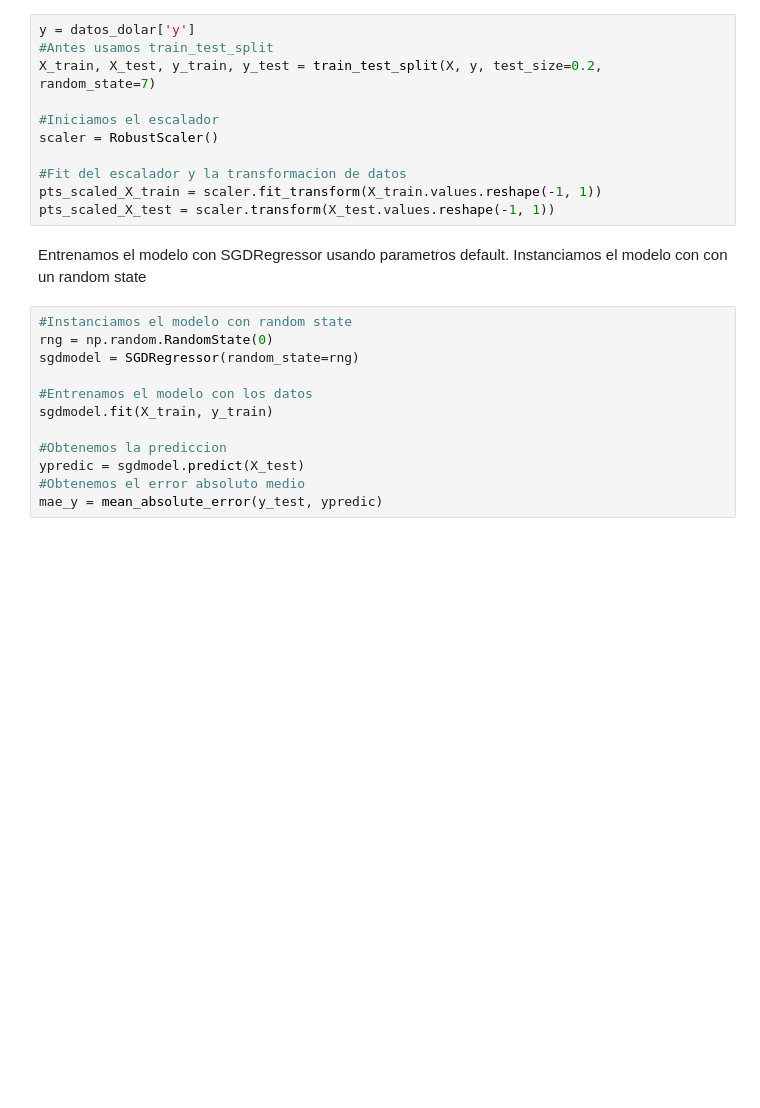
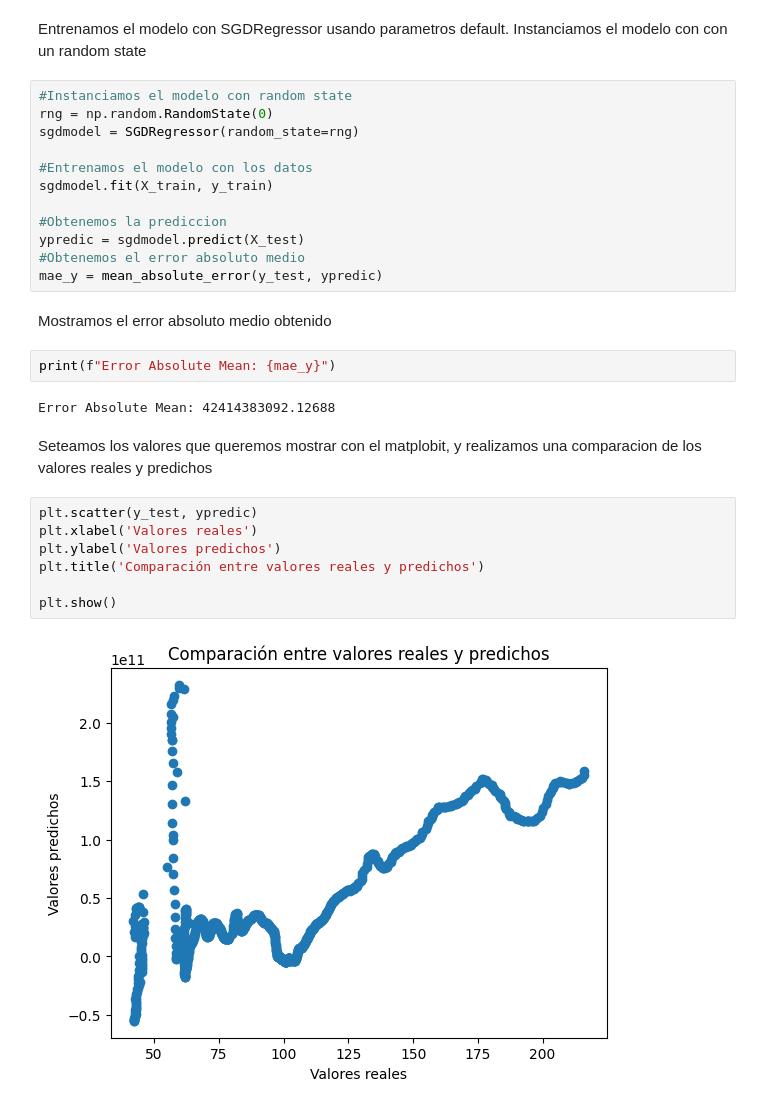
Before and after one commit to AgustinArquipa/Machinh-Learning, a Jupyter notebook: Trabajo_Final/TPFinal_Arquipa_Romero.ipynb, the cells around one changed output. Drawn from its saved outputs; the diff is of its cells as text; blank space fills up the shorter version.

```diff
--- a/Trabajo_Final/TPFinal_Arquipa_Romero.ipynb
+++ b/Trabajo_Final/TPFinal_Arquipa_Romero.ipynb
@@ -114,14 +112,3 @@ Iniciamos el escalador y ajustamos los datos y los transformamos
-# %%
-y = datos_dolar['y']
-#Antes usamos train_test_split
-X_train, X_test, y_train, y_test = train_test_split(X, y, test_size=0.2, random_state=7)
-
-#Iniciamos el escalador
-scaler = RobustScaler()
-
-#Fit del escalador y la transformacion de datos
-pts_scaled_X_train = scaler.fit_transform(X_train.values.reshape(-1, 1))
-pts_scaled_X_test = scaler.transform(X_test.values.reshape(-1, 1))
 # %% [markdown]
 Entrenamos el modelo con SGDRegressor usando parametros default.
 Instanciamos el modelo con con un random state
@@ -137,3 +124,20 @@ sgdmodel.fit(X_train, y_train)
 ypredic = sgdmodel.predict(X_test)
 #Obtenemos el error absoluto medio
 mae_y = mean_absolute_error(y_test, ypredic)
+# %% [markdown]
+Mostramos el error absoluto medio obtenido
+# %%
+print(f"Error Absolute Mean: {mae_y}")
+# %% [output]
+Error Absolute Mean: 42414383092.12688
+# %% [markdown]
+Seteamos los valores que queremos mostrar con el matplobit, y realizamos una comparacion de los valores reales y predichos
+# %%
+plt.scatter(y_test, ypredic)
+plt.xlabel('Valores reales')
+plt.ylabel('Valores predichos')
+plt.title('Comparación entre valores reales y predichos')
+
+plt.show()
+# %% [output]
+[figure, added]
```
Also changed, not shown: parts of 2 cells of this notebook.
